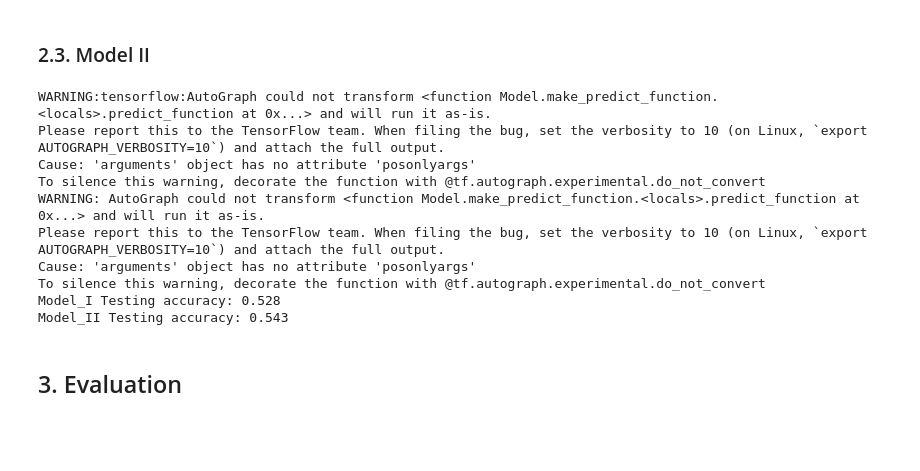
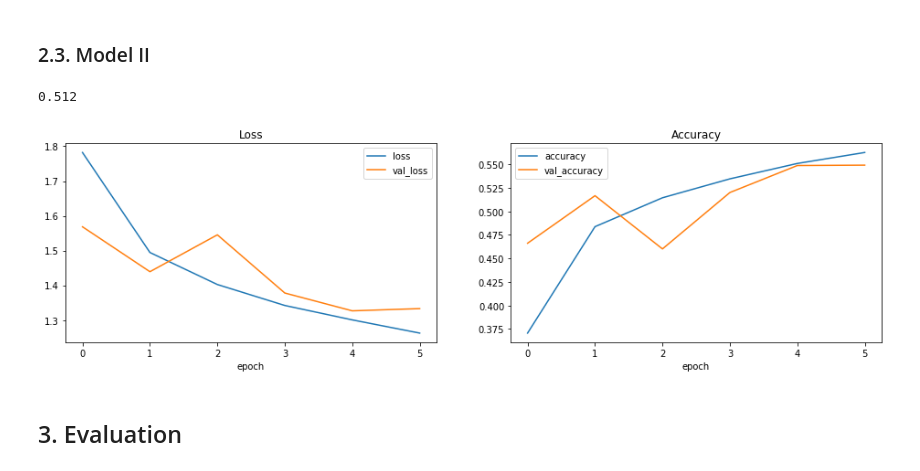
Before and after one commit to TZstatsADS/spring-2022-prj3-group11, a Jupyter notebook: doc/main.ipynb, the cells around one changed output. Saved outputs shown, nothing was run; the diff lists cells and outputs as text; code cells hidden in the pictures; blank space fills up the shorter version.

Commit message:
Model II second draft
- model functions now in model1.py and model2.py in lib

- Sample calls in main

- Saved final model (model 2 ran on all the data)

- Saved cleaned labels produced by final model

```diff
--- a/doc/main.ipynb
+++ b/doc/main.ipynb
@@ -318,26 +168,26 @@ def model_II(image):
-# %%
-""" EXTRA: TEST THE HELD OUT 2000 SAMPLES """
-from sklearn.metrics import accuracy_score
-
-test_predictions = np.empty(0)
-for image in x_test:
-    prediction = model_I(image)
-    test_predictions = np.append(test_predictions, prediction)
-print("Model_I Testing accuracy: " + str(accuracy_score(y_test, test_predictions)))
-
-test_predictions = np.empty(0)
-for image in x_test:
-    prediction = model_II(image)
-    test_predictions = np.append(test_predictions, prediction)
-print("Model_II Testing accuracy: " + str(accuracy_score(y_test, test_predictions)))
-# %% [output]
-WARNING:tensorflow:AutoGraph could not transform <function Model.make_predict_function.<locals>.predict_function at 0x...> and will run it as-is.
-Please report this to the TensorFlow team. When filing the bug, set the verbosity to 10 (on Linux, `export AUTOGRAPH_VERBOSITY=10`) and attach the full output.
-Cause: 'arguments' object has no attribute 'posonlyargs'
-To silence this warning, decorate the function with @tf.autograph.experimental.do_not_convert
-WARNING: AutoGraph could not transform <function Model.make_predict_function.<locals>.predict_function at 0x...> and will run it as-is.
-Please report this to the TensorFlow team. When filing the bug, set the verbosity to 10 (on Linux, `export AUTOGRAPH_VERBOSITY=10`) and attach the full output.
-Cause: 'arguments' object has no attribute 'posonlyargs'
-To silence this warning, decorate the function with @tf.autograph.experimental.do_not_convert
-Model_I Testing accuracy: 0.528
-Model_II Testing accuracy: 0.543
+# %%
+import sys
+sys.path.insert(1, '../lib')
+
+from model2 import *
+
+# Create modelII instance, held aside 1000 clean images for testing
+modelII, history = create_model_II(imgs[1000:10000], clean_labels[1000:10000], noisy_labels[1000:10000], imgs[10000:], noisy_labels[10000:], 0.2, 6)
+# %%
+# Testing the model
+test_model_II(imgs[:1000], clean_labels[:1000], modelII)
+# %% [output]
+0.512
+# %%
+# Plot the training history
+
+metrics_df = pd.DataFrame(history.history)
+fig, ax = plt.subplots(1,2,figsize=(16,4))
+metrics_df[["loss","val_loss"]].plot(ax=ax[0]);
+ax[0].set_xlabel("epoch");
+ax[0].set_title("Loss");
+metrics_df[["accuracy","val_accuracy"]].plot(ax=ax[1]);
+ax[1].set_xlabel("epoch");
+ax[1].set_title("Accuracy");
+# %% [output]
+[figure, added]
```
Also changed, not shown: parts of 11 cells of this notebook, 7 other files.
